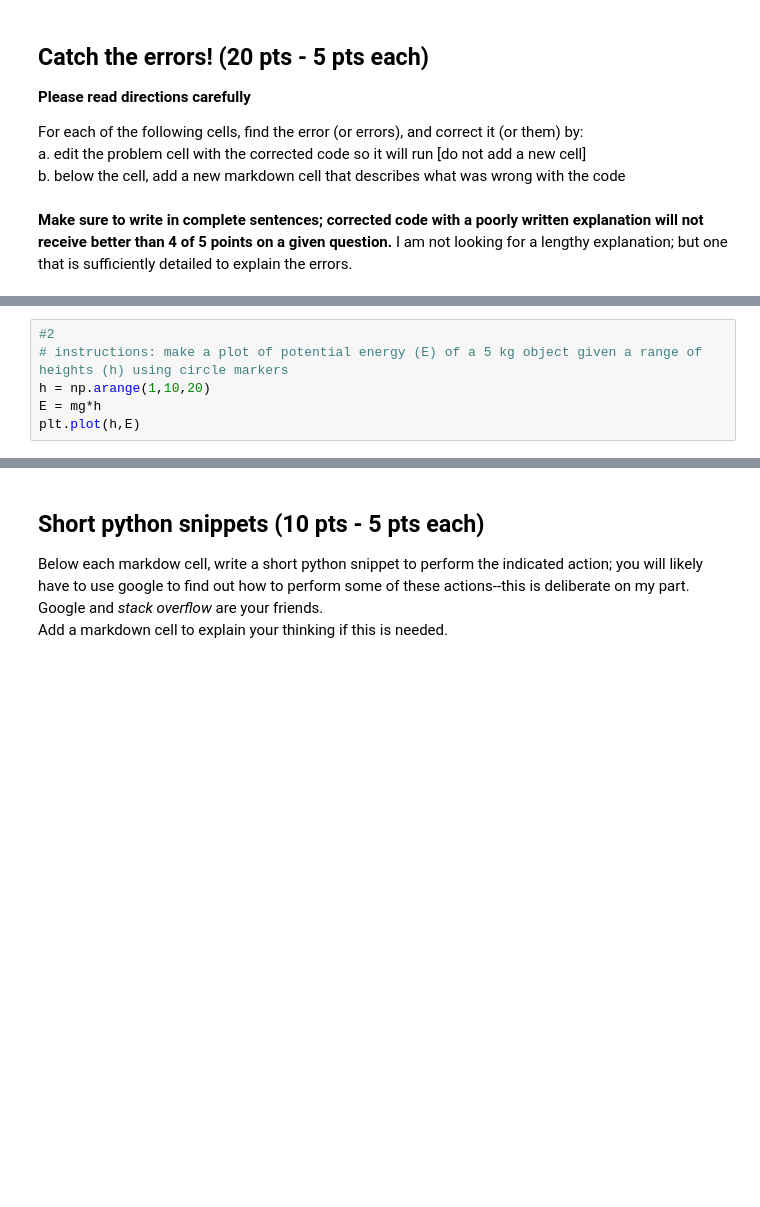
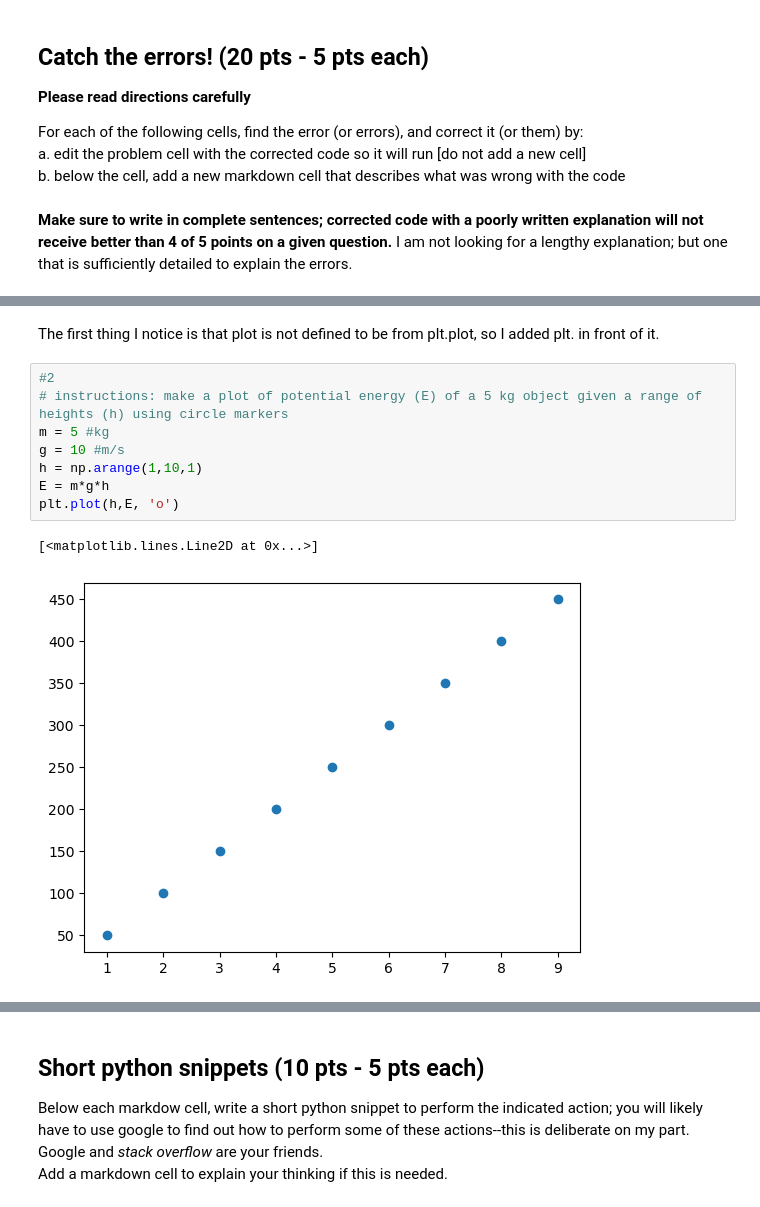
Before and after one commit to LDeGroot-Wooster/CompPhys26, a Jupyter notebook: Labs/LabAssignment4_S26.ipynb, the cells around one changed output, grey strips where cells are left out. Saved outputs shown, nothing was run; the diff lists cells and outputs as text; blank space fills up the shorter version.

```diff
--- a/Labs/LabAssignment4_S26.ipynb
+++ b/Labs/LabAssignment4_S26.ipynb
@@ -25,6 +33,13 @@ plot(x)
+# %% [markdown]
+The first thing I notice is that plot is not defined to be from plt.plot, so I added plt. in front of it.
 # %%
 #2
 # instructions: make a plot of potential energy (E) of a 5 kg object given a range of heights (h) using circle markers
-h = np.arange(1,10,20)
-E = mg*h
-plt.plot(h,E)
+m = 5 #kg
+g = 10 #m/s
+h = np.arange(1,10,1)
+E = m*g*h
+plt.plot(h,E, 'o')
+# %% [output]
+[<matplotlib.lines.Line2D at 0x...>]
+[figure, added]
```
Also changed, not shown: parts of 19 cells of this notebook, 2 other files.
